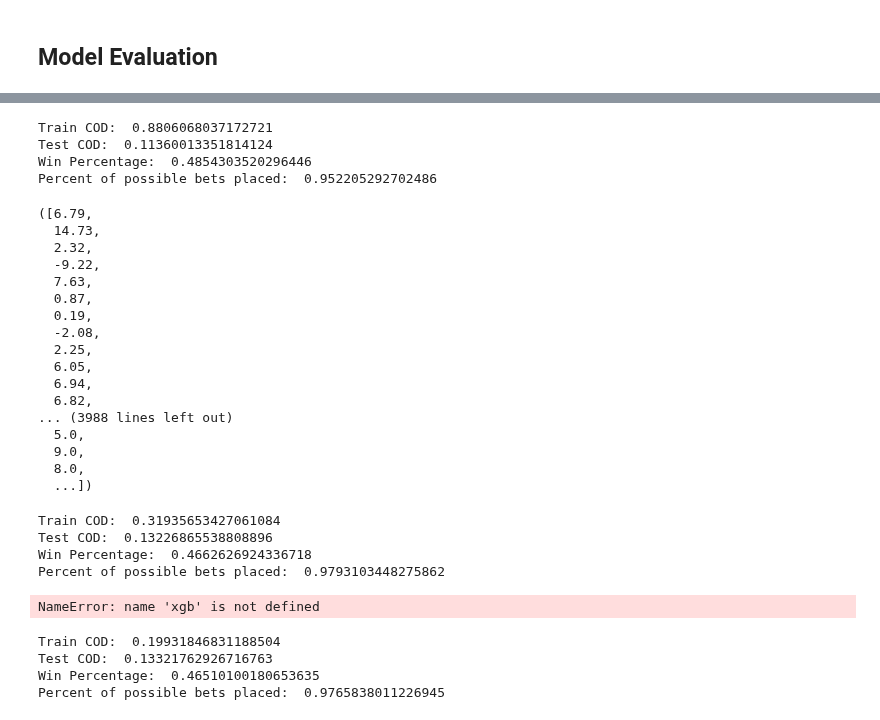
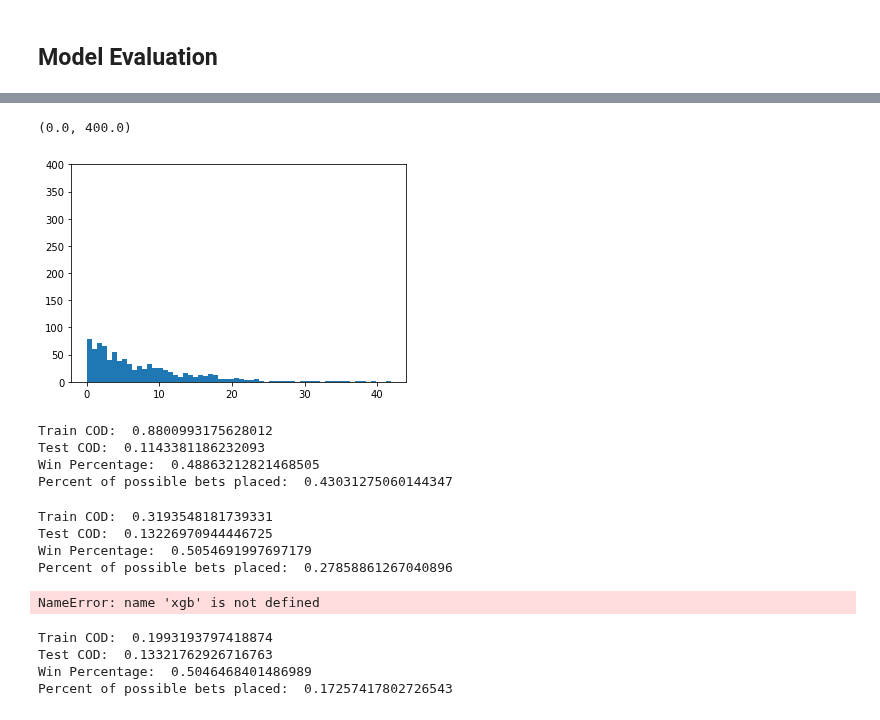
Before and after one commit to jnshzk/nba_beating_the_spread, a Jupyter notebook: train.ipynb, the cells around one changed output, grey strips where cells are left out. Drawn from its saved outputs; the diff is of its cells as text; code cells hidden in the pictures.

```diff
--- a/train.ipynb
+++ b/train.ipynb
@@ -519,48 +490,37 @@ plt.hist(correct_target)
+# %%
+plt.hist(correct_diff, bins=60)
+plt.ylim(0,400)
+# %% [output]
+(0.0, 400.0)
+[figure, added]
 # %%
 #if model == 'rf':
-evaluate_model(rf)
+incorrect_pred, incorrect_target, correct_pred, correct_target = evaluate_model(rf)
 # %% [output]
-Train COD:  0.8806068037172721
-Test COD:  0.11360013351814124
-Win Percentage:  0.4854303520296446
-Percent of possible bets placed:  0.952205292702486
+Train COD:  0.8800993175628012
+Test COD:  0.1143381186232093
+Win Percentage:  0.48863212821468505
+Percent of possible bets placed:  0.43031275060144347
-([6.79,
-  14.73,
-  2.32,
-  -9.22,
-  7.63,
-  0.87,
-  0.19,
-  -2.08,
-  2.25,
-  6.05,
-  6.94,
-  6.82,
-... (3988 lines left out)
-  5.0,
-  9.0,
-  8.0,
-  ...])
 # %%
-#if model == 'rf':
+#best parameter settings: confidence_threshold=3, outlier_threshold=6
 rf_tuned = pickle.load(open('rf.pkl', 'rb'))
-evaluate_model(rf_tuned)
+incorrect_pred, incorrect_target, correct_pred, correct_target = evaluate_model(rf_tuned)
 # %% [output]
-Train COD:  0.31935653427061084
-Test COD:  0.13226865538808896
-Win Percentage:  0.4662626924336718
-Percent of possible bets placed:  0.9793103448275862
+Train COD:  0.3193548181739331
+Test COD:  0.13226970944446725
+Win Percentage:  0.5054691997697179
+Percent of possible bets placed:  0.27858861267040896
 # %%
 if model == 'xgboost':
     evaluate_model(xgb)
 # %% [output]
 NameError: name 'xgb' is not defined
 # %%
-#if model == 'xgboost':
+#best parameter settings: confidence_threshold=2, outlier_threshold=3
 xgb_tuned = pickle.load(open('xgb.pkl', 'rb'))
-evaluate_model(xgb_tuned)
+incorrect_pred, incorrect_target, correct_pred, correct_target = evaluate_model(xgb_tuned)
 # %% [output]
-Train COD:  0.19931846831188504
+Train COD:  0.1993193797418874
 Test COD:  0.13321762926716763
-Win Percentage:  0.46510100180653635
-Percent of possible bets placed:  0.9765838011226945
+Win Percentage:  0.5046468401486989
+Percent of possible bets placed:  0.17257417802726543
```
Also changed, not shown: parts of 12 cells of this notebook.
